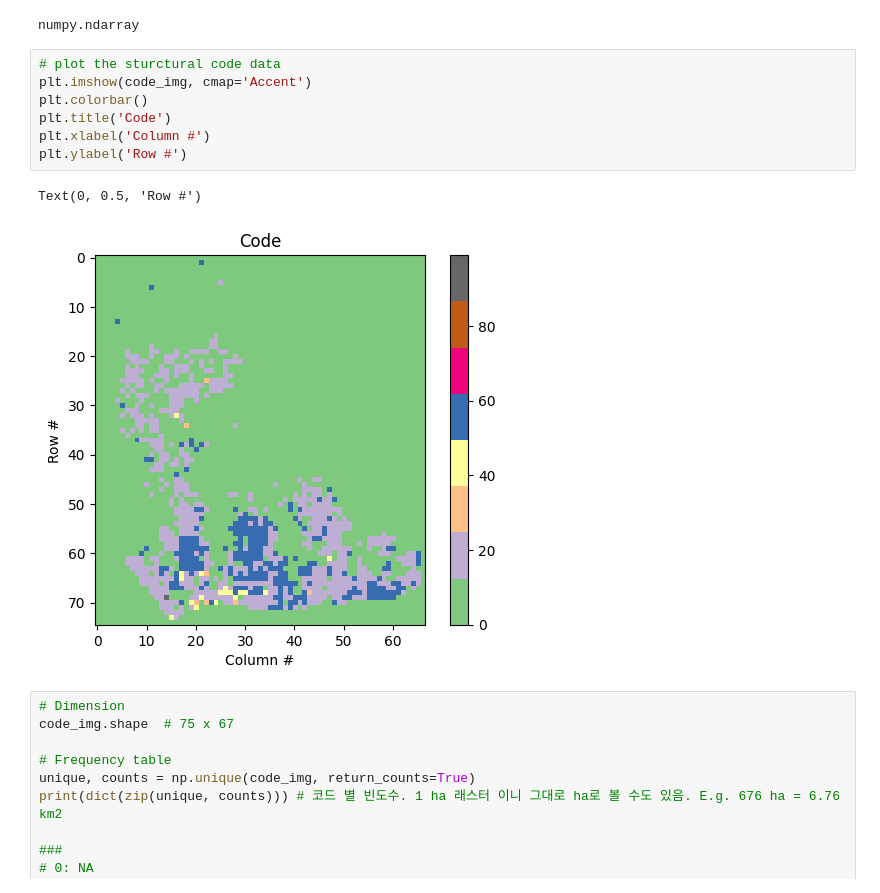
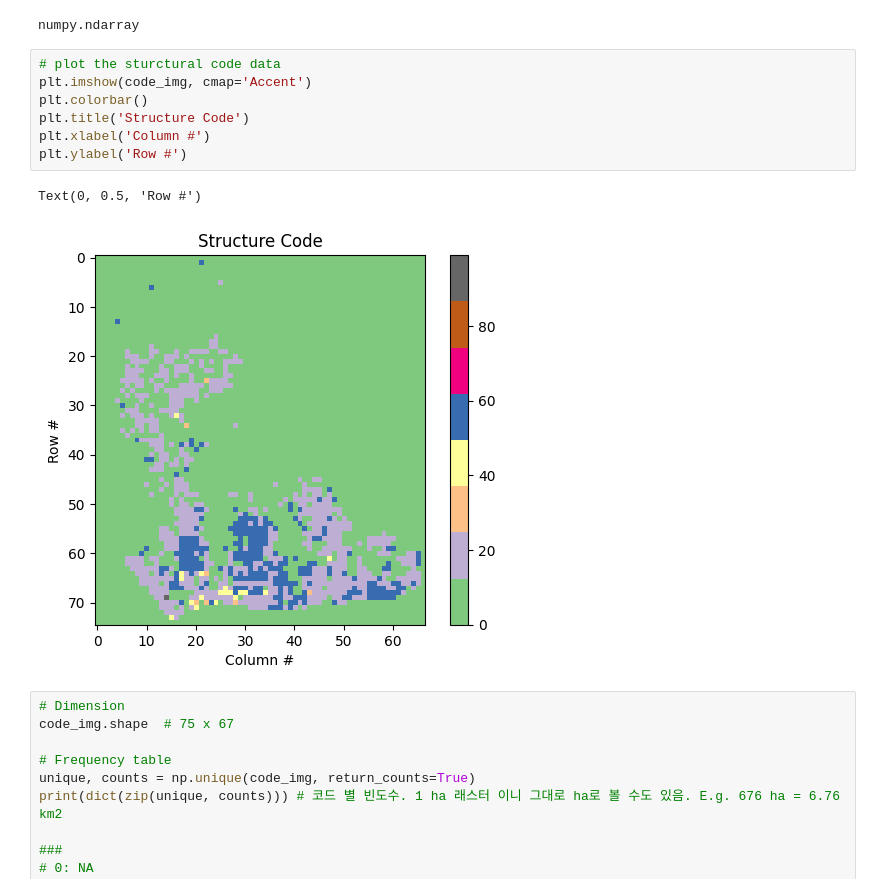
Before and after one commit to alanbseo/MFAworkshop, a Jupyter notebook: MFA_2_MaterialIntensity_EmbeddedCarbon.ipynb, the cells around one changed output. Drawn from its saved outputs; the diff is of its cells as text.

```diff
--- a/MFA_2_MaterialIntensity_EmbeddedCarbon.ipynb
+++ b/MFA_2_MaterialIntensity_EmbeddedCarbon.ipynb
@@ -84,13 +104,13 @@ numpy.ndarray
 # %%
 # plot the sturctural code data
 plt.imshow(code_img, cmap='Accent')
 plt.colorbar()
-plt.title('Code')
+plt.title('Structure Code')
 plt.xlabel('Column #')
 plt.ylabel('Row #')
 # %% [output]
 Text(0, 0.5, 'Row #')
-[figure, old version]
+[figure, new version]
 # %%
 # Dimension
 code_img.shape  # 75 x 67
```
Also changed, not shown: parts of 7 cells of this notebook.
